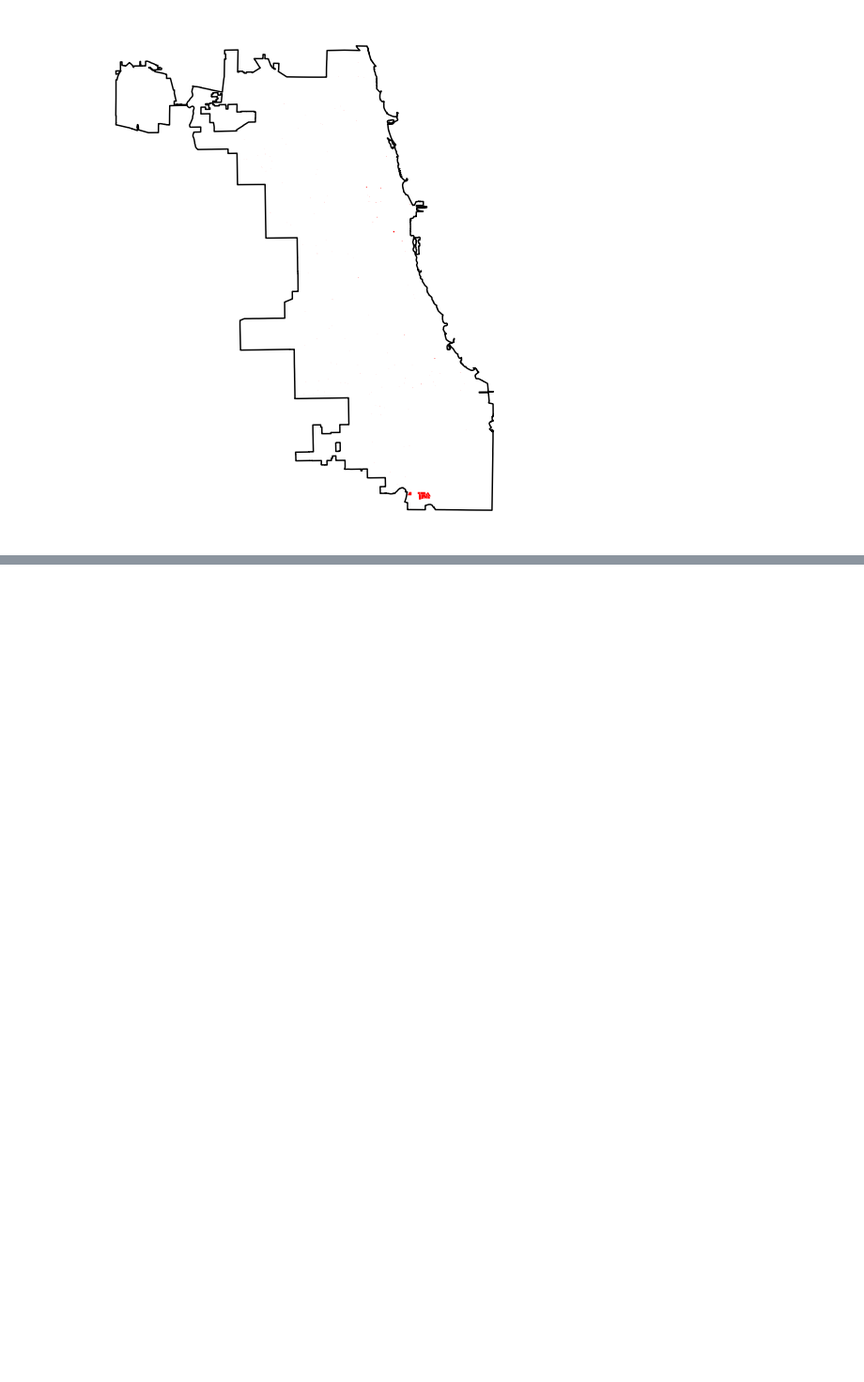
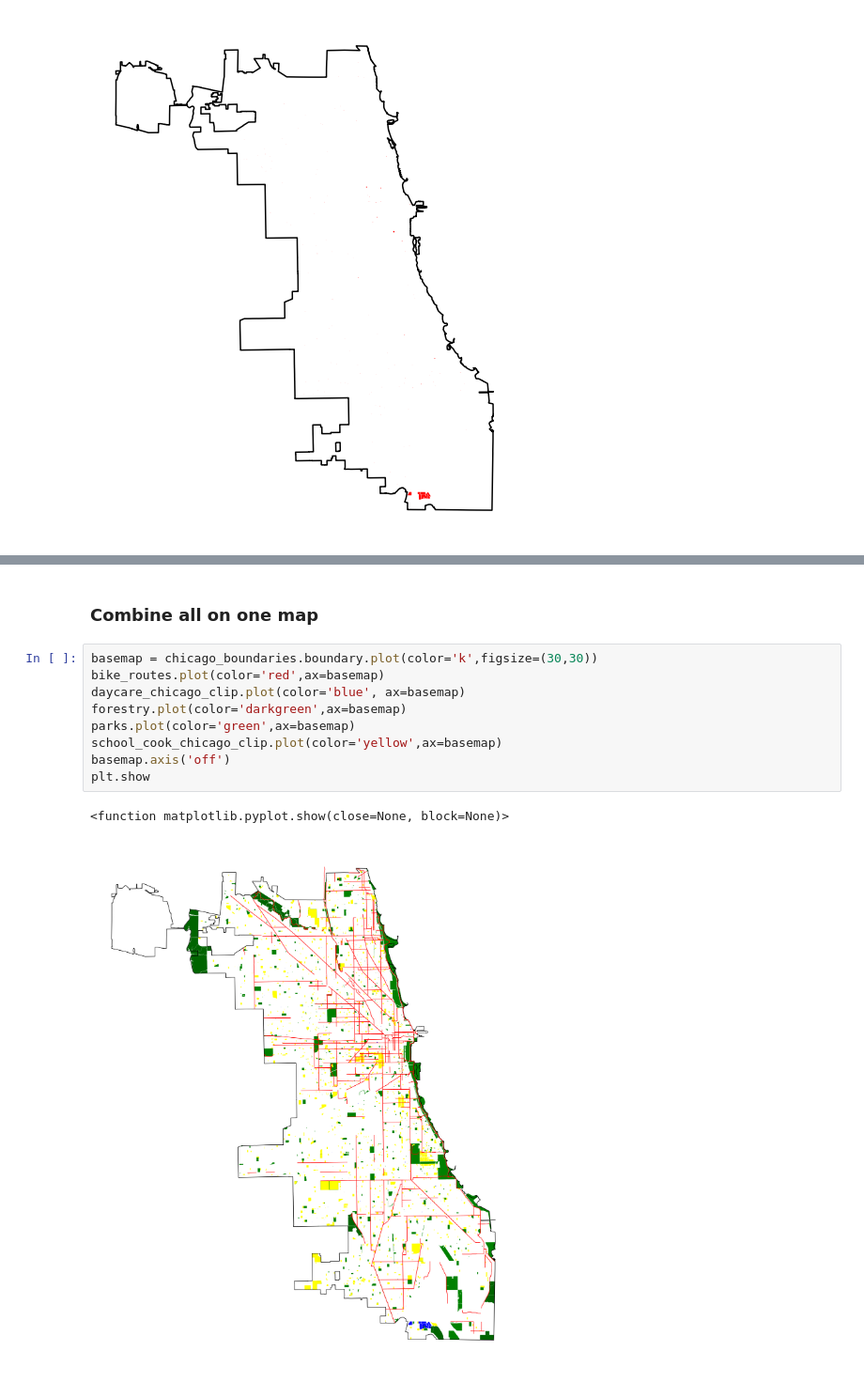
Before and after one commit to justinm0rgan/chicago400, a Jupyter notebook: eda_chicago400.ipynb, the cells around one changed output, grey strips where cells are left out. Shown at 94% size. Cells and saved outputs as stored; diff of their text form; blank space fills up the shorter version.

```diff
--- a/eda_chicago400.ipynb
+++ b/eda_chicago400.ipynb
@@ -102,2 +123,16 @@ daycare_chicago_clip.to_file('./data/shp/daycare_chicago_clip')
+# %% [markdown]
+### Combine all on one map
+# %%
+basemap = chicago_boundaries.boundary.plot(color='k',figsize=(30,30))
+bike_routes.plot(color='red',ax=basemap)
+daycare_chicago_clip.plot(color='blue', ax=basemap)
+forestry.plot(color='darkgreen',ax=basemap)
+parks.plot(color='green',ax=basemap)
+school_cook_chicago_clip.plot(color='yellow',ax=basemap)
+basemap.axis('off')
+plt.show
+# %% [output]
+<function matplotlib.pyplot.show(close=None, block=None)>
+[figure, added]
 # %% [markdown]
 ### Next Steps
```
Also changed, not shown: parts of 10 cells of this notebook.
